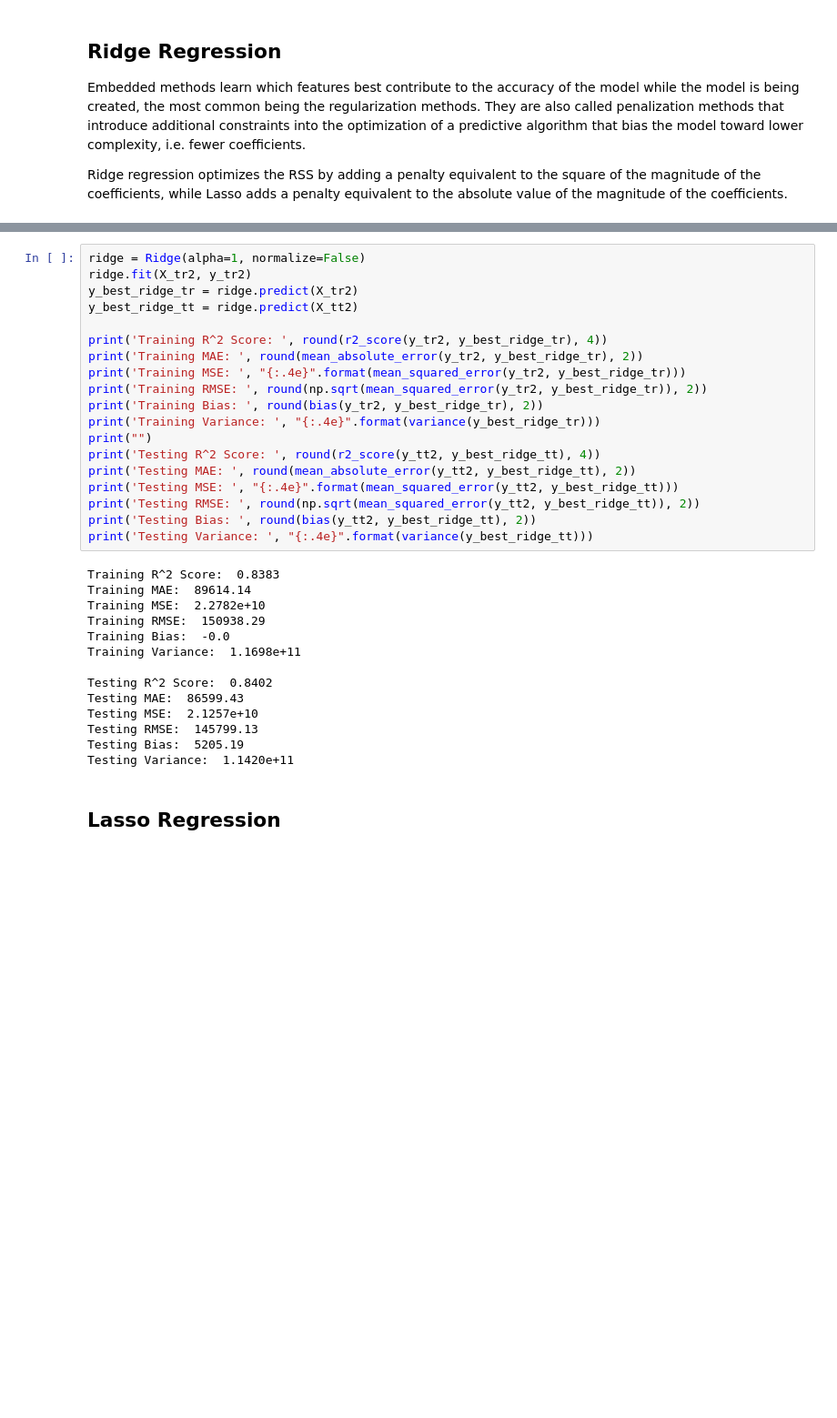
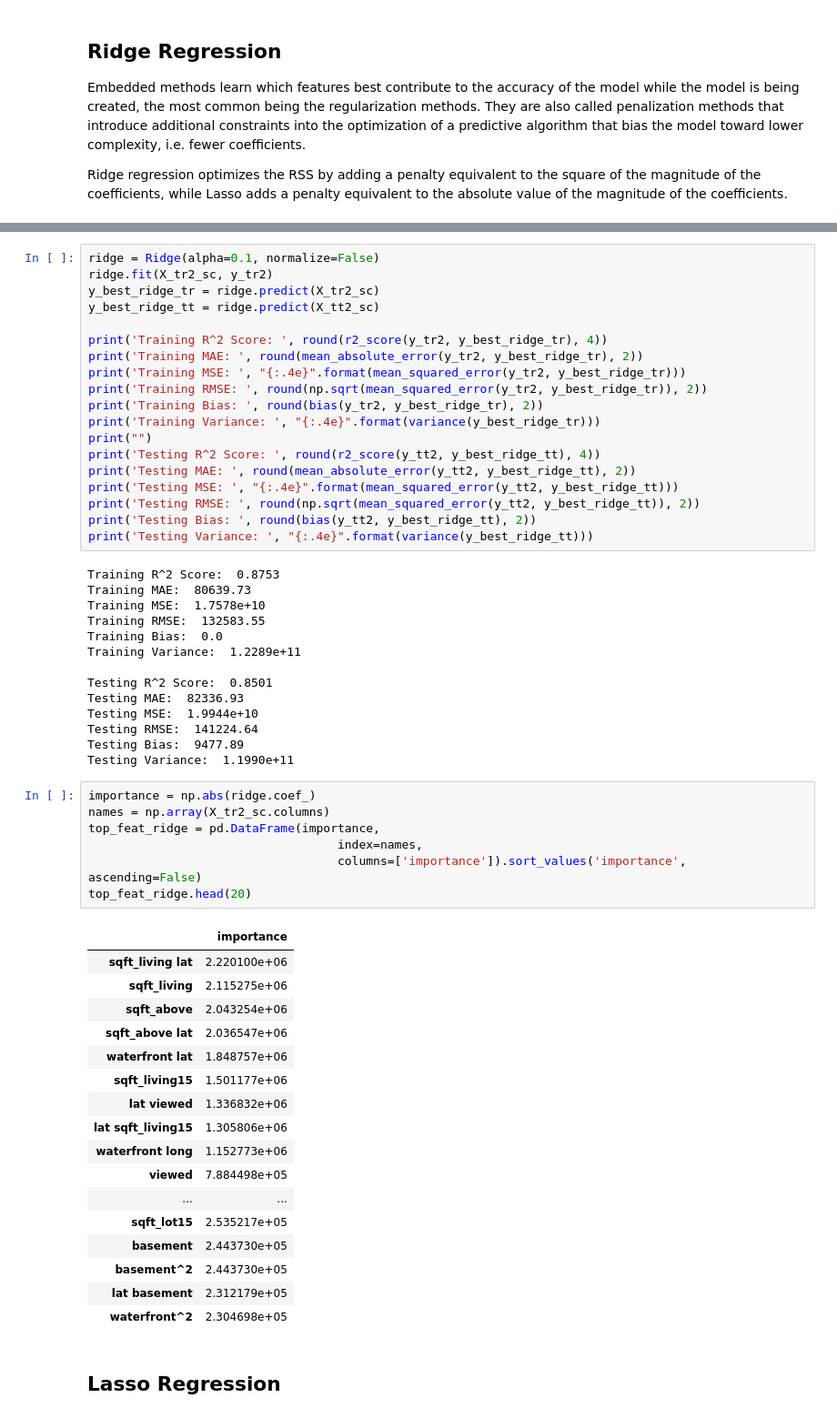
Before and after one commit to datascisteven/King-County-Housing-Price-Prediction, a Jupyter notebook: housing_modeling.ipynb, the cells around one changed output, grey strips where cells are left out. Shown: that part at 91% size. Drawn from its saved outputs; the diff is of its cells as text; blank space fills up the shorter version.

```diff
--- a/housing_modeling.ipynb
+++ b/housing_modeling.ipynb
@@ -453,10 +448,10 @@ Testing Variance:  1.1420e+11
 # %% [markdown]
 <img src="images/optimal_ridge.png">
 # %%
-ridge = Ridge(alpha=1, normalize=False)
-ridge.fit(X_tr2, y_tr2)
-y_best_ridge_tr = ridge.predict(X_tr2)
-y_best_ridge_tt = ridge.predict(X_tt2)
+ridge = Ridge(alpha=0.1, normalize=False)
+ridge.fit(X_tr2_sc, y_tr2)
+y_best_ridge_tr = ridge.predict(X_tr2_sc)
+y_best_ridge_tt = ridge.predict(X_tt2_sc)
 
 print('Training R^2 Score: ', round(r2_score(y_tr2, y_best_ridge_tr), 4))
 print('Training MAE: ', round(mean_absolute_error(y_tr2, y_best_ridge_tr), 2))
@@ -472,19 +467,44 @@ print('Testing RMSE: ', round(np.sqrt(mean_squared_error(y_tt2, y_best_ridge_tt)
 print('Testing Bias: ', round(bias(y_tt2, y_best_ridge_tt), 2))
 print('Testing Variance: ', "{:.4e}".format(variance(y_best_ridge_tt)))
 # %% [output]
-Training R^2 Score:  0.8383
-Training MAE:  89614.14
-Training MSE:  2.2782e+10
-Training RMSE:  150938.29
-Training Bias:  -0.0
-Training Variance:  1.1698e+11
+Training R^2 Score:  0.8753
+Training MAE:  80639.73
+Training MSE:  1.7578e+10
+Training RMSE:  132583.55
+Training Bias:  0.0
+Training Variance:  1.2289e+11
 
-Testing R^2 Score:  0.8402
-Testing MAE:  86599.43
-Testing MSE:  2.1257e+10
-Testing RMSE:  145799.13
-Testing Bias:  5205.19
-Testing Variance:  1.1420e+11
+Testing R^2 Score:  0.8501
+Testing MAE:  82336.93
+Testing MSE:  1.9944e+10
+Testing RMSE:  141224.64
+Testing Bias:  9477.89
+Testing Variance:  1.1990e+11
+# %%
+importance = np.abs(ridge.coef_)
+names = np.array(X_tr2_sc.columns)
+top_feat_ridge = pd.DataFrame(importance,
+                                   index=names,
+                                   columns=['importance']).sort_values('importance', ascending=False)
+top_feat_ridge.head(20)
+# %% [output]
+|  | importance |
+| sqft_living lat | 2.220100e+06 |
+| sqft_living | 2.115275e+06 |
+| sqft_above | 2.043254e+06 |
+| sqft_above lat | 2.036547e+06 |
+| waterfront lat | 1.848757e+06 |
+| sqft_living15 | 1.501177e+06 |
+| lat viewed | 1.336832e+06 |
+| lat sqft_living15 | 1.305806e+06 |
+| waterfront long | 1.152773e+06 |
+| viewed | 7.884498e+05 |
+| ... | ... |
+| sqft_lot15 | 2.535217e+05 |
+| basement | 2.443730e+05 |
+| basement^2 | 2.443730e+05 |
+| lat basement | 2.312179e+05 |
+| waterfront^2 | 2.304698e+05 |
 # %% [markdown]
 ## Lasso Regression
 # %%
```
Also changed, not shown: parts of 30 cells of this notebook, 3 other files.
